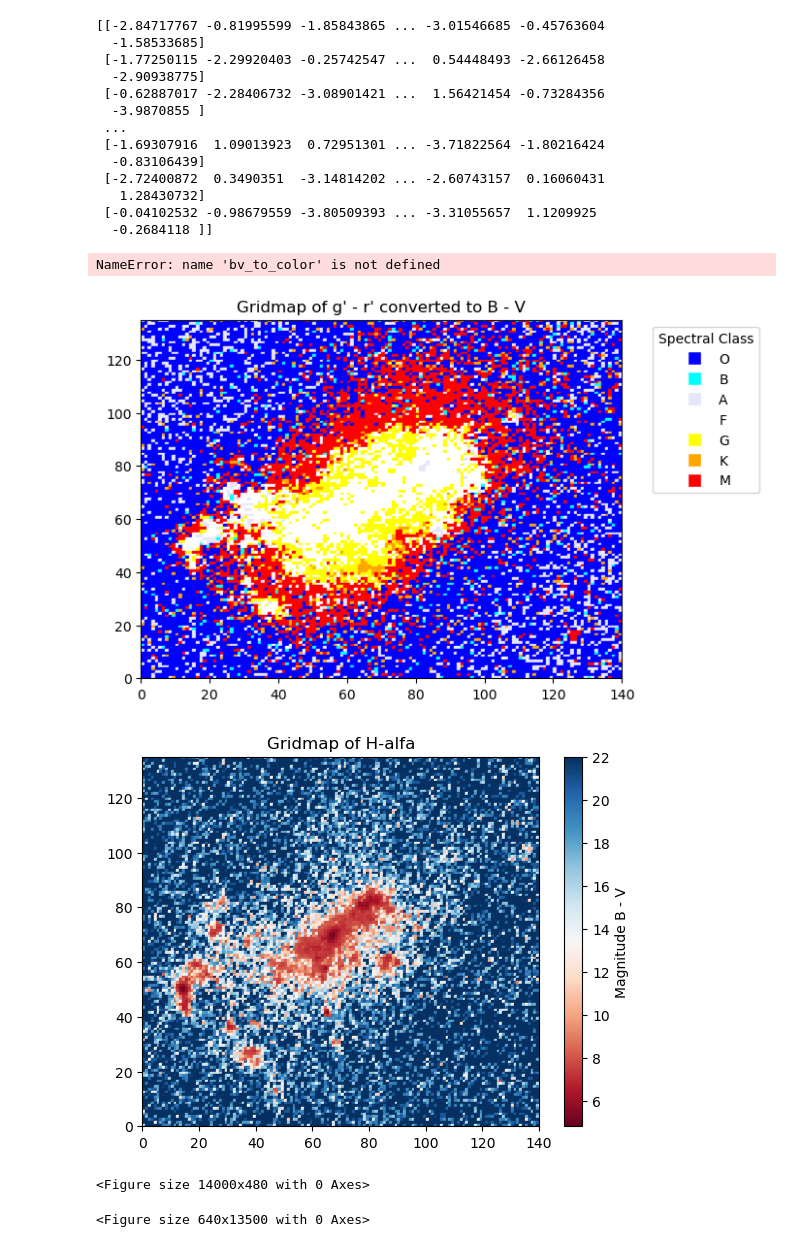
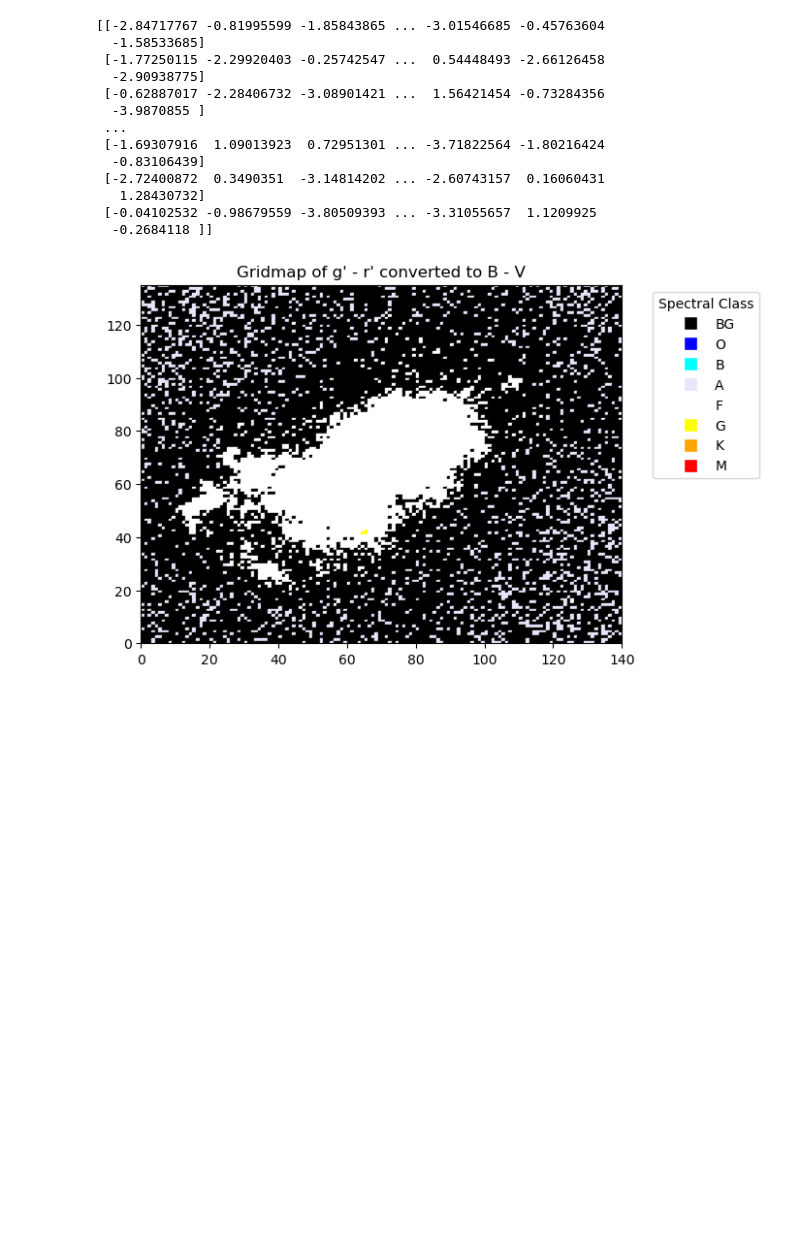
Before and after one commit to Juaopteinde/Group-19-NGC4449, a Jupyter notebook: sections.ipynb, the cells around one changed output. Cells and saved outputs as stored; diff of their text form; code cells hidden in the pictures; blank space fills up the shorter version.

```diff
--- a/sections.ipynb
+++ b/sections.ipynb
@@ -57,6 +57,7 @@ def convert_to_magnitude(image, zero_point):
     # Add a min flux to avoid log(0)
     min_flux = 1e-10
     flux = -2.5 * np.log10(np.maximum(image,min_flux)/60) + zero_point
+    flux = np.where(image == 0, -1000, flux)
     return flux
 
 #Function to convert g' - r' to B - V
@@ -193,3 +189,19 @@ clipped_ha = sigma_clip(no_bg_ha, sigma, maxiters)
 clipped_g = sigma_clip(no_bg_g, sigma, maxiters)
 clipped_L = sigma_clip(no_bg_L, sigma, maxiters)
 clipped_r = sigma_clip(no_bg_r, sigma, maxiters)
+# %%
+# Mask backgroundpoints
+
+def mask_bg(array_2d, threshold):
+    # Assuming your 2D array is named "array_2d" and the threshold value is "threshold"
+    array_2d[array_2d < threshold] = 0
+    return array_2d
+
+masked_g = mask_bg(cropped_g, 244.13093010864273)
+masked_r = mask_bg(cropped_r, 332.6516227990238)
+
+image = masked_r
+
+plt.imshow(image, cmap='magma', vmin=np.percentile(image, 0.1), vmax=np.percentile(image, 99.9))
+plt.colorbar()
+plt.show()
@@ -206,8 +220,8 @@ zero_point_g = 20.29604 + 0.0598
 
 magnitude_ha = convert_to_magnitude(clipped_ha, zero_point_ha)
 magnitude_L = convert_to_magnitude(clipped_L, zero_point_L)
-magnitude_r = convert_to_magnitude(clipped_r, zero_point_r)
-magnitude_g = convert_to_magnitude(clipped_g, zero_point_g)
+magnitude_r = convert_to_magnitude(masked_r, zero_point_r)
+magnitude_g = convert_to_magnitude(masked_g, zero_point_g)
 
 
 color_index_g_min_r = calc_color_index(magnitude_g, magnitude_r)
@@ -278,6 +292,7 @@ print(clipped_g)
 # %%
 # Define colors for each spectral class
 colors = {
+    'BG': 'black',
     'O': 'blue',
     'B': 'cyan',
     'A': 'lavender',
@@ -289,14 +304,23 @@ colors = {
 
 # Define B-V ranges for each spectral class
 bv_ranges = {
-    'O': (-np.inf, -0.31),
+    'BG': (-np.inf, -0.35),
+    'O': (-0.35, -0.31),
     'B': (-0.35, 0),
     'A': (0, 0.27),
     'F': (0.27, 0.58),
     'G': (0.58, 0.89),
     'K': (0.89, 1.45),
-    'M': (1.45, np.inf)
+    'M': (1.45, 1.63)
 }
+
+
+# Function to assign color based on B-V value
+def bv_to_color(bv):
+    for spectral_class, (low, high) in bv_ranges.items():
+        if low <= bv < high:
+            return colors[spectral_class]
+    return 'black'  # Default color if no match
 
 # Function to convert B-V array to color array
 def convert_bv_to_color_array(bv_array):
@@ -308,8 +332,6 @@ def convert_bv_to_color_array(bv_array):
 
 Color_index_BV = (gr_to_BV(sectioned_color_index_g_min_r))
 Spectral_colors = convert_bv_to_color_array(Color_index_BV)
-# %% [output]
-NameError: name 'bv_to_color' is not defined
 # %%
 # Function to color cells based on average values
 def plot_coloredmap_grid(cell_averages, num_rows, num_cols, lower_cutoff, upper_cutoff, title):
@@ -339,35 +361,33 @@ def plot_coloredmap_grid(cell_averages, num_rows, num_cols, lower_cutoff, upper_
 def plot_colored_grid(cell_averages, num_rows, num_cols, lower_cutoff, upper_cutoff, title):
     fig, ax = plt.subplots()
     cell_averages = np.array(cell_averages)
 
     # Apply cutoff
     cell_averages = np.clip(cell_averages, lower_cutoff, upper_cutoff)
 
     # Convert B-V values to colors
     color_array = convert_bv_to_color_array(cell_averages)
 
     for i in range(num_rows):
         for j in range(num_cols):
             color = color_array[i, j]
             ax.add_patch(plt.Rectangle((j, num_rows - 1 - i), 1, 1, color=color))
 
     # Create custom legend
     legend_handles = [plt.Line2D([0], [0], marker='s', color='w', markerfacecolor=color, markersize=10, label=key)
                       for key, color in colors.items()]
     ax.legend(handles=legend_handles, title='Spectral Class', bbox_to_anchor=(1.05, 1), loc='upper left')
 
     plt.title(title)
     ax.set_xlim(0, num_cols)
     ax.set_ylim(0, num_rows)
     plt.show()
 
 Color_index_BV = (gr_to_BV(sectioned_color_index_g_min_r))
 
 # Match the two numbers with the shape of the file
 plot_colored_grid(Color_index_BV, 135, 140, -1, 2, "Gridmap of g' - r' converted to B - V")
-plot_coloredmap_grid(sectioned_ha, 135, 140, np.min(sectioned_ha), 22, "Gridmap of H-alfa")
+#plot_coloredmap_grid(sectioned_ha, 135, 140, np.min(sectioned_ha), 22, "Gridmap of H-alfa")
+#plot_coloredmap_grid(Color_index_BV, 135, 140, -1, 2, "Gridmap of g' - r' converted to B - V")
 # %% [output]
-[figure, old version]
+[figure, new version]
-[figure, removed]
-<Figure size 14000x480 with 0 Axes>
-<Figure size 640x13500 with 0 Axes>
```
Also changed, not shown: parts of 2 cells of this notebook, 1 other file.
